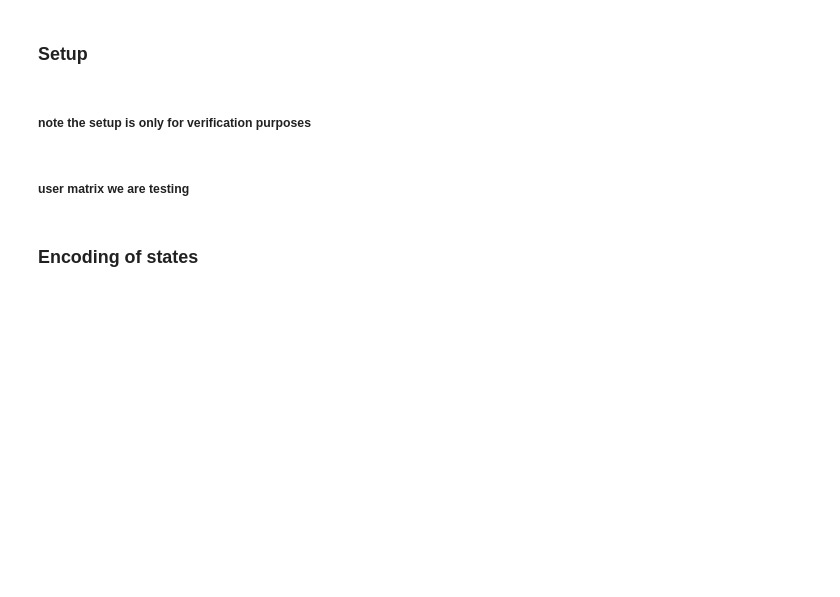
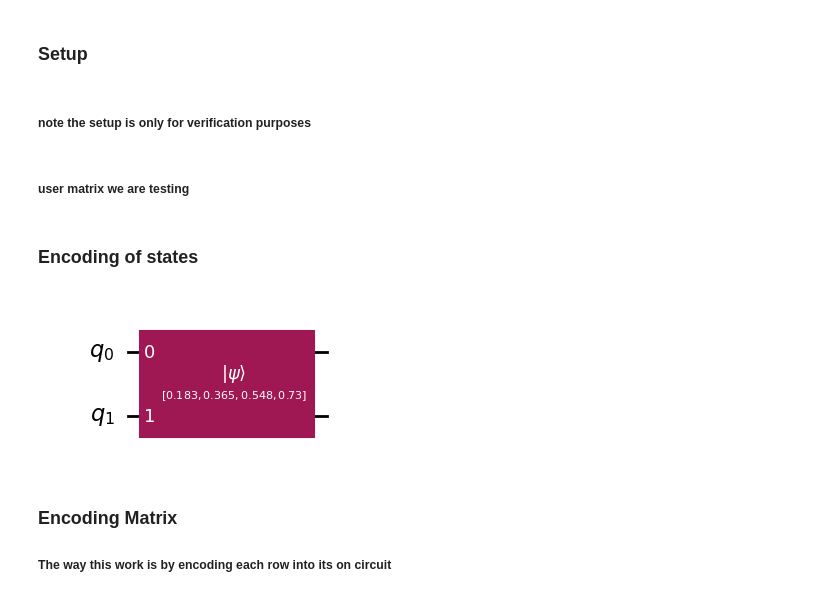
Before and after one commit to WillPelech/quantum_practice, a Jupyter notebook: Quantum_Project/Encoding.ipynb, the cells around one changed output. Cells and saved outputs as stored; diff of their text form; code cells hidden in the pictures; blank space fills up the shorter version.

```diff
--- a/Quantum_Project/Encoding.ipynb
+++ b/Quantum_Project/Encoding.ipynb
@@ -54,0 +75,9 @@ def encode_row(vector,qc):
+# %%
+qc=QuantumCircuit()
+store = encode_row(b,qc)
+store.draw(output='mpl')
+# %% [output]
+[figure, added]
+# %% [markdown]
+### Encoding Matrix
+##### The way this work is by encoding each row into its on circuit
```
Also changed, not shown: parts of 4 cells of this notebook, 5 other files.
